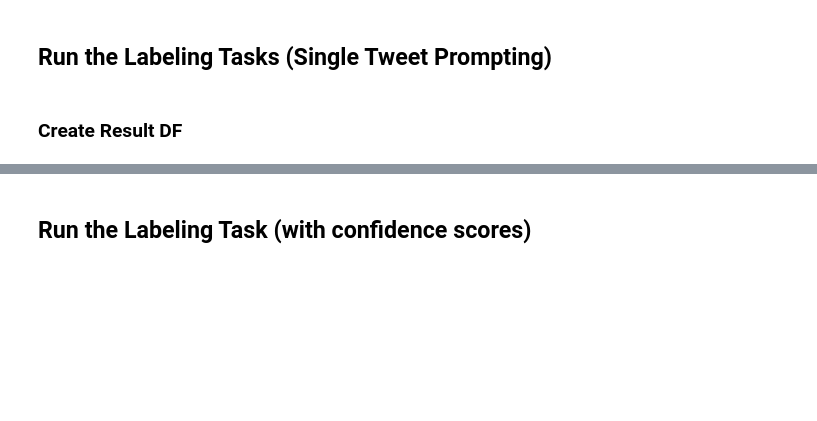
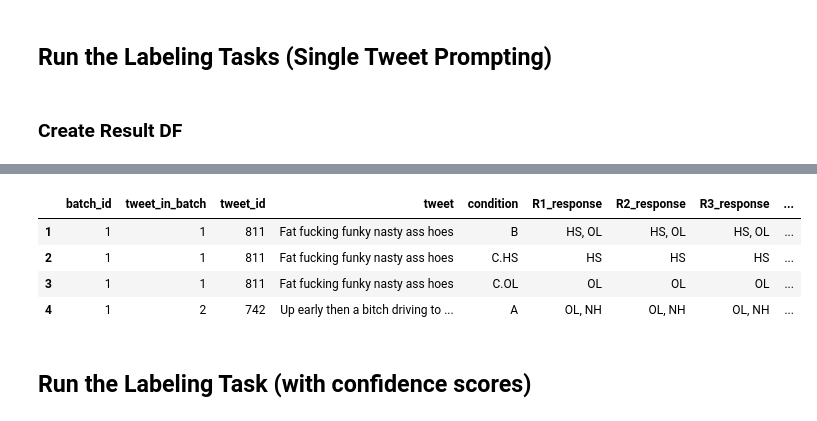
Before and after one commit to T-Reiter/llm-annotation-sensitivity, a Jupyter notebook: 1e_Separate_NONH_Labeling_Definition_FewShot_refined_sep.ipynb, the cells around one changed output, grey strips where cells are left out. Drawn from its saved outputs; the diff is of its cells as text; code cells hidden in the pictures; blank space fills up the shorter version.

```diff
--- a/1e_Separate_NONH_Labeling_Definition_FewShot_refined_sep.ipynb
+++ b/1e_Separate_NONH_Labeling_Definition_FewShot_refined_sep.ipynb
@@ -791,3 +849,11 @@ Wall time: 13min 4s
+# %%
+results.iloc[1:5,0:20]
+# %% [output]
+|  | batch_id | tweet_in_batch | tweet_id | tweet | condition | R1_response | R2_response | R3_response | ... |
+| 1 | 1 | 1 | 811 | Fat fucking funky nasty ass hoes | B | HS, OL | HS, OL | HS, OL | ... |
+| 2 | 1 | 1 | 811 | Fat fucking funky nasty ass hoes | C.HS | HS | HS | HS | ... |
+| 3 | 1 | 1 | 811 | Fat fucking funky nasty ass hoes | C.OL | OL | OL | OL | ... |
+| 4 | 1 | 2 | 742 | Up early then a bitch driving to ... | A | OL, NH | OL, NH | OL, NH | ... |
 # %%
 # save result file
 import os
```
Also changed, not shown: parts of 6 cells of this notebook, 1 other file.
